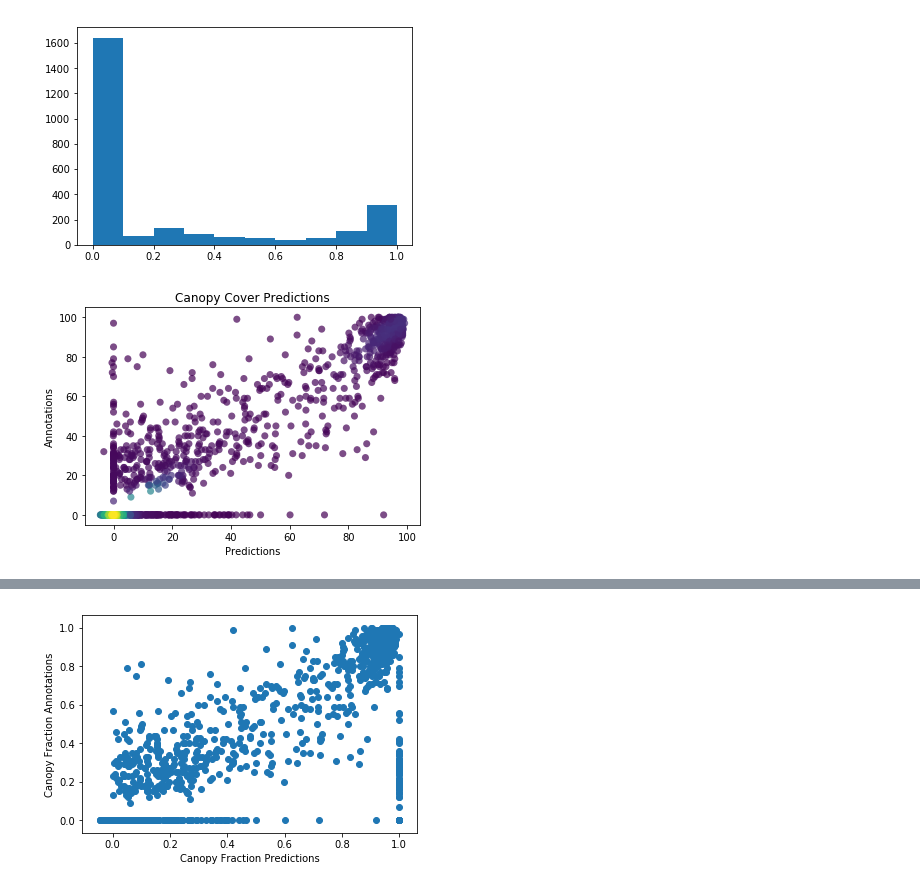
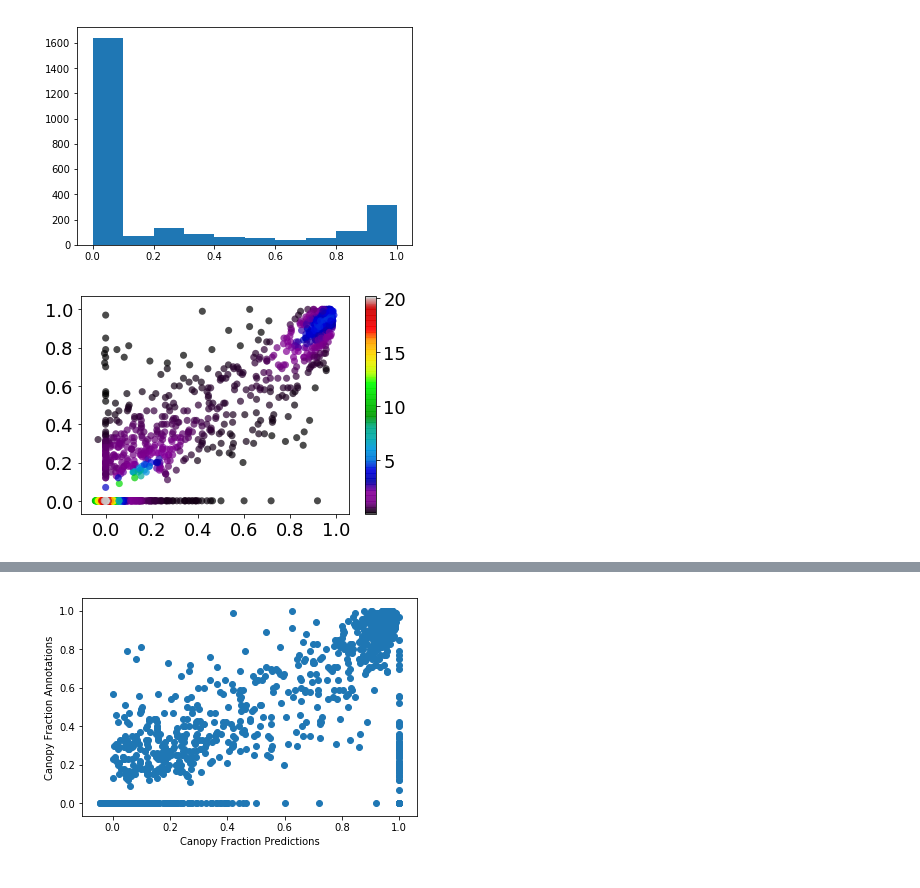
Before and after one commit to patrickcgray/landcover_rcnn, a Jupyter notebook: rcnn/strange network clean.ipynb, the cells around one changed output, grey strips where cells are left out. Saved outputs shown, nothing was run; the diff lists cells and outputs as text; code cells hidden in the pictures.

```diff
--- a/rcnn/strange network clean.ipynb
+++ b/rcnn/strange network clean.ipynb
@@ -82,7 +83,7 @@ pixels = rnn_pixels.delete_bad_tiles(landsat_datasets,lc_labels, canopy_labels,
 # %%
 # gets balanced pixels locations
 w_tile_gen = rnn_tiles.rnn_tile_gen(landsat_datasets, lc_labels, canopy_labels, tile_size, class_count)
-w_generator = w_tile_gen.tile_generator(pixels, batch_size=1, flatten=True, canopy=False)
+w_generator = w_tile_gen.tile_generator(pixels, batch_size=1, flatten=True, canopy                                                                                                                                                                                                             -=False)
 total_labels = list()
 count = 0
 #buckets = {0:[], 1:[], 2:[], 3:[], 4:[], 5:[]}
@@ -148,16 +149,29 @@ def strangeBlock_v4(input_block, nb_layers, filters):
         c_temp = merge
     return c_temp
 # %%
-def make_MLT_dense(in_shape, num_classes):
+def make_MLT_dense(in_shape, in_shape_tile, num_classes):
     input_tensor = Input(shape = in_shape)
+    #single pixel model
     block = strangeBlock_v4(input_tensor, 5, 12)
     block_2 = strangeBlock_v4(block, 3, 20)
-    landcover = LSTM(num_classes,activation='softmax', return_sequences=False, name='landcover') (block_2)
-    canopy = LSTM(1, return_sequences=False, name='canopy') (block_2)
-    model = Model(inputs=input_tensor, outputs=[landcover, canopy])
+    final_block = LSTM(64, activation='softmax', return_sequences=False) (block_2)
+
+    #cnn model
+    input_tensor_tile = Input(shape = in_shape_tile)
+    cnn_layer1 = Conv2D(64, kernel_size=2, activation='elu') (input_tensor_tile)
+    # batch norm
+    cnn_layer2 = Conv2D(64, kernel_size=2, activation='elu') (cnn_layer1)
+    maxpool = MaxPooling2D(pool_size=(2, 2), strides=None, padding='valid') (cnn_layer2)
+    flatten = Flatten()(maxpool)
+    concat = concatenate([final_block, flatten])
+
+    landcover = Dense(num_classes,activation='softmax', name='landcover') (concat)
+    canopy = Dense(1,activation='softmax', name='canopy') (concat)
+
+    model = Model(inputs=[input_tensor,input_tensor_tile], outputs=[landcover, canopy])
     return model
 # %%
-model = make_MLT_dense((4,7), class_count)
+model = make_MLT_dense((4,7),(11,11,7), 6)
 #model.load_weights('mlt_dense_model.hdf5')
 model.summary()
 # %% [output]
@@ -384,20 +414,24 @@ plt.hist(canopy_true)
 # %%
 from scipy.stats import gaussian_kde
 
-x = (canopy_pred * 100).flatten()
-y = (canopy_true * 100).flatten()
+#x = (canopy_pred * 100).flatten()
+#y = (canopy_true * 100).flatten()
 
+x=pred_df['canopy_pred'][pred_df['lc_true']!=0]
+y=pred_df['canopy_true'][pred_df['lc_true']!=0]
 
 xy = np.vstack([x,y])
 z = gaussian_kde(xy)(xy)
 
 idx = z.argsort()
-
+plt.rcParams.update({'font.size': 18})
 fig,ax = plt.subplots()
-ax.scatter(x,y,c=z,s=50,edgecolor='', alpha=0.7)
-ax.set_xlabel("Predictions")
-ax.set_ylabel("Annotations")
-ax.set_title("Canopy Cover Predictions")
+im = ax.scatter(x,y,c=z,s=50,edgecolor='', alpha=0.7, cmap="nipy_spectral")
+ax.set_xticks(np.linspace(0,1,6))
+#ax.set_xlabel("Predictions")
+#ax.set_ylabel("Annotations")
+#ax.set_title("Canopy Cover Predictions")
+plt.colorbar(im, ax=ax)
 plt.savefig("canopy_regression.png", dpi=1000)
 # %% [output]
-[figure, old version]
+[figure, new version]
```
Also changed, not shown: parts of 8 cells of this notebook.
